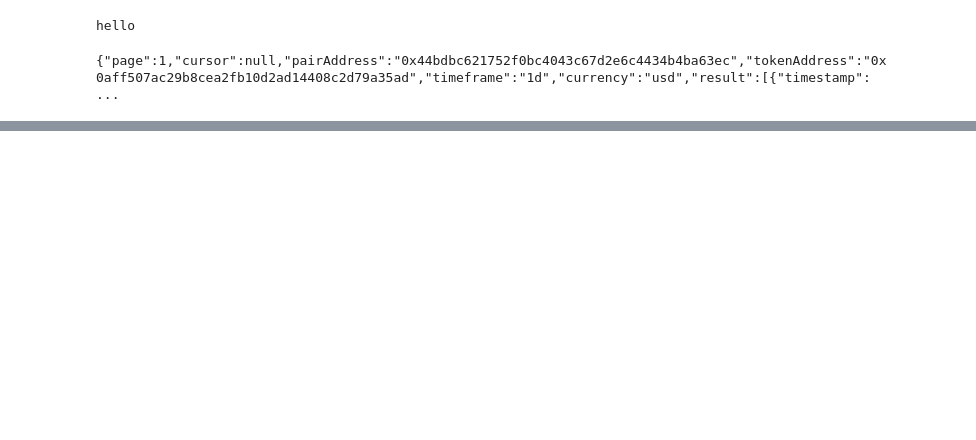
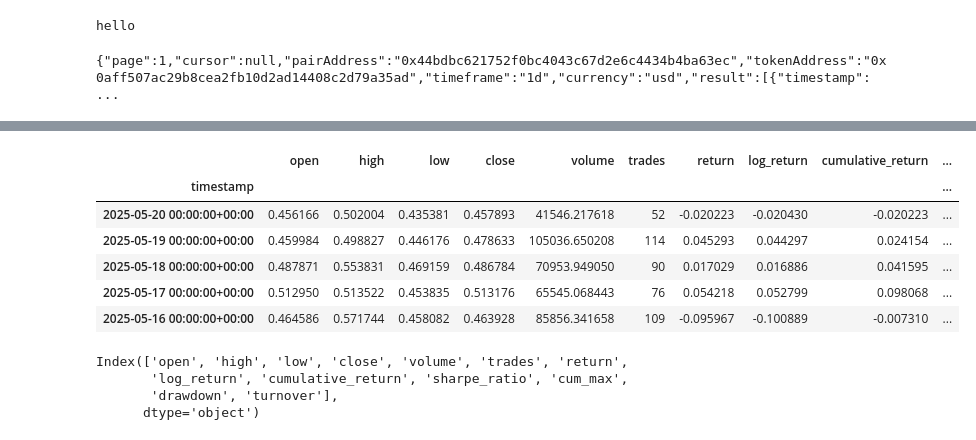
Before and after one commit to harshit4311/Fetching-Memecoin-Data, a Jupyter notebook: memecoin-data/TALK.ipynb, the cells around one changed output, grey strips where cells are left out. Saved outputs shown, nothing was run; the diff lists cells and outputs as text; code cells hidden in the pictures; blank space fills up the shorter version.

```diff
--- a/memecoin-data/TALK.ipynb
+++ b/memecoin-data/TALK.ipynb
@@ -142,0 +143,10 @@ summary
+# %%
+df.head()
+# %% [output]
+|  | open | high | low | close | volume | trades | return | log_return | cumulative_return | ... |
+| timestamp |  |  |  |  |  |  |  |  |  | ... |
+| 2025-05-20 00:00:00+00:00 | 0.456166 | 0.502004 | 0.435381 | 0.457893 | 41546.217618 | 52 | -0.020223 | -0.020430 | -0.020223 | ... |
+| 2025-05-19 00:00:00+00:00 | 0.459984 | 0.498827 | 0.446176 | 0.478633 | 105036.650208 | 114 | 0.045293 | 0.044297 | 0.024154 | ... |
+| 2025-05-18 00:00:00+00:00 | 0.487871 | 0.553831 | 0.469159 | 0.486784 | 70953.949050 | 90 | 0.017029 | 0.016886 | 0.041595 | ... |
+| 2025-05-17 00:00:00+00:00 | 0.512950 | 0.513522 | 0.453835 | 0.513176 | 65545.068443 | 76 | 0.054218 | 0.052799 | 0.098068 | ... |
+| 2025-05-16 00:00:00+00:00 | 0.464586 | 0.571744 | 0.458082 | 0.463928 | 85856.341658 | 109 | -0.095967 | -0.100889 | -0.007310 | ... |
@@ -142,0 +155,7 @@ summary
+# %%
+df.columns
+# %% [output]
+Index(['open', 'high', 'low', 'close', 'volume', 'trades', 'return',
+       'log_return', 'cumulative_return', 'sharpe_ratio', 'cum_max',
+       'drawdown', 'turnover'],
+      dtype='object')
```
Also changed, not shown: parts of 5 cells of this notebook, 11 other files.
